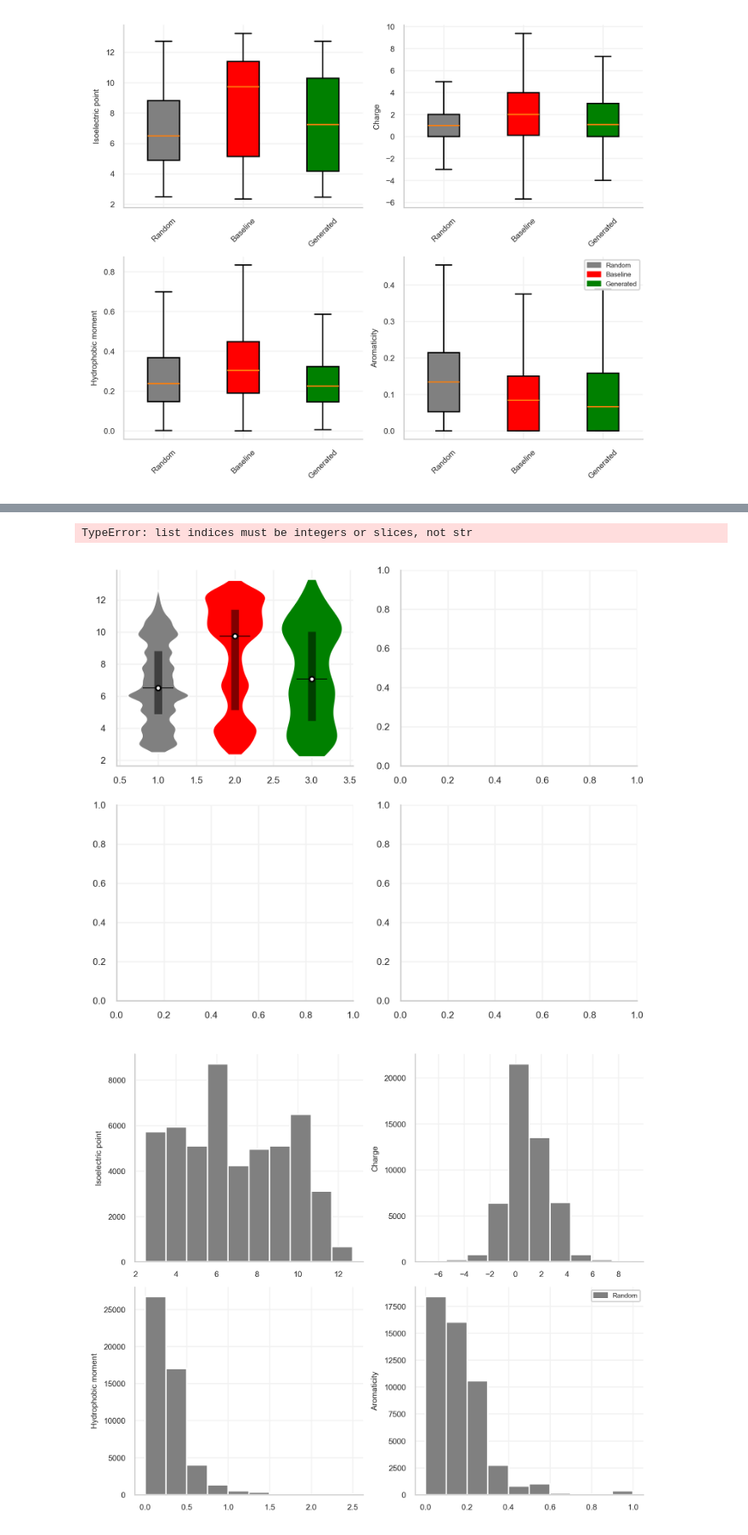
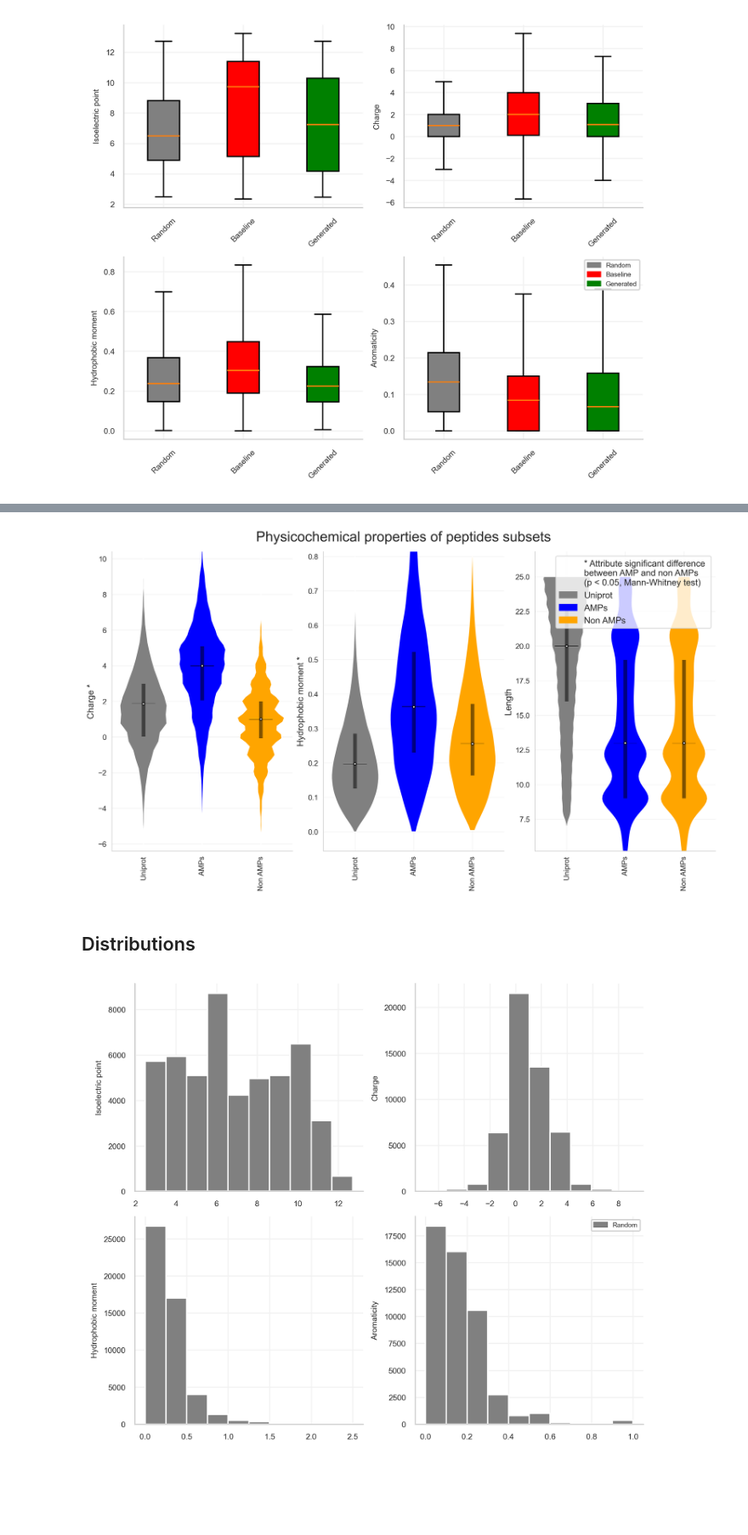
Before and after one commit to gwiazale/PepGlider, a Jupyter notebook: UnconstrainedGeneration_PhysicochemicalProperties.ipynb, the cells around one changed output, grey strips where cells are left out. Shown at 85% size. Cells and saved outputs as stored; diff of their text form; code cells hidden in the pictures; blank space fills up the shorter version.

```diff
--- a/UnconstrainedGeneration_PhysicochemicalProperties.ipynb
+++ b/UnconstrainedGeneration_PhysicochemicalProperties.ipynb
@@ -259,7 +284,13 @@ data_manager = AMPDataManager(
     max_len=MAX_LENGTH)
 
 amp_x, amp_y = data_manager.get_merged_data()
-df = amp_x.tolist()
+baseline_peptides = amp_x.tolist()
+df = pd.DataFrame({
+    'Sequence': amp_x,
+    'Label': amp_y
+})
+nonamp_peptides = df[df['Label'] == 0]['Sequence'].to_list()
+amp_peptides = df[df['Label'] == 1]['Sequence'].to_list()
 # %% [output]
 A value is trying to be set on a copy of a slice from a DataFrame.
 Try using .loc[row_indexer,col_indexer] = value instead
@@ -307,2 +322,14 @@ df[0]
+# %%
+datasets = [
+    'Uniprot',
+    'AMPs',
+    'Non AMPs'
+]
+
+peptides = [
+    uniprot_peptides,
+    amp_peptides,
+    nonamp_peptides
+]
 # %%
 physchem = calculate_physchem(peptides, datasets)
@@ -375,18 +495,18 @@ plt.show()
 # %%
 
 fig, _axes = plt.subplots(
-    ncols=2,
-    nrows=2,
-    figsize=(6, 5),
+    ncols=3,
+    nrows=1,
+    figsize=(12, 6),
     dpi=300,
 )
-axes = [_axes[0][0], _axes[0][1], _axes[1][0], _axes[1][1]]
+axes = [_axes[0], _axes[1], _axes[2]]
 # Define properties and labels
-properties = ['pi', 'charge', 'hm', 'length']
-labels = ['Isoelectric point', 'Charge', 'Hydrophobic moment', 'Length']
+properties = ['charge', 'hm', 'length']
+labels = ['Charge', 'Hydrophobic moment', 'Length']
 
 # Only use "Random" and "Generated"
-selected_datasets = ['Random', 'Baseline', 'Generated']
+selected_datasets = ['Uniprot', 'AMPs', 'Non AMPs']
 
 for prop, label, ax in zip(properties, labels, axes):
     # Extract only "Random" and "Generated" data
@@ -406,7 +526,7 @@ for prop, label, ax in zip(properties, labels, axes):
     )
 
     # Apply colors
-    for patch, color in zip(parts['bodies'], ['grey', 'red', 'green']):
+    for patch, color in zip(parts['bodies'], ['grey', 'blue', 'orange']):
         patch.set_facecolor(color)
         patch.set_alpha(1)
 
@@ -425,45 +545,54 @@ for prop, label, ax in zip(properties, labels, axes):
         box_width = 0.2
         x = i + 1
 
         # Box: vertical line (Q1 to Q3)
         ax.vlines(x, q1, q3, color='black', linewidth=5, alpha=0.5)
 
         # White dot at median
         ax.scatter(x, q2, facecolor='white', edgecolor='black', s=10, zorder=4)
-
-    ax.set_ylabel(f"{properties[prop]}")
-    axes.set_xticklabels([])
+        if label == 'Charge' or label == 'Hydrophobic moment':
+            ax.set_ylabel(f"{label} *", fontsize = 12)
+        else:
+            ax.set_ylabel(f"{label}", fontsize = 12)
+        # ax.set_xticklabels(selected_datasets)
 
     all_values = np.concatenate(filtered_data)
     ymin = np.quantile(all_values, 0.005)
     ymax = np.quantile(all_values, 0.995)
     yrange = ymax - ymin
     padding = yrange * 0.1 if yrange > 0 else 1
     ax.set_ylim(ymin - padding, ymax + padding)
 
 # Adjust layout
 plt.tight_layout()
 
 # Add legend
 plt.legend(
     handles=[
-        mpatches.Patch(color='grey', label='Random'),
-        mpatches.Patch(color='red', label='Baseline'),
-        mpatches.Patch(color='green', label='Generated'),
+        mpatches.Patch(color='none', label='* Attribute significant difference \nbetween AMP and non AMPs \n(p < 0.05, Mann-Whitney test)'),
+        mpatches.Patch(color='grey', label='Uniprot'),
+        mpatches.Patch(color='blue', label='AMPs'),
+        mpatches.Patch(color='orange', label='Non AMPs'),
     ],
-    loc='upper right'
+    loc='upper right',
+    fontsize = 12
 )
-for ax in [_axes[3][0], _axes[3][1]]:
-    ax.set_xticks(range(1, len(datasets.keys()) + 1))
+
+for ax in [_axes[0], _axes[1], _axes[2]]:
+    ax.set_xticks(range(1, len(selected_datasets) + 1))
     ax.xaxis.set_ticks_position('none')
-    ax.set_xticklabels(filtered_data.values(), rotation=90)
+    ax.set_xticklabels(selected_datasets, rotation=90)
+    ax.tick_params(axis='x', labelsize=10) # Zwiększ rozmiar czcionki znaczników osi X do 12
+    ax.tick_params(axis='y', labelsize=10) # Zwiększ rozmiar czcionki znaczników osi Y do 12
+plt.suptitle('Physicochemical properties of peptides subsets', fontsize = 19, y=1.05)
 # Save & Show Plot
 # fig.savefig("./Filtered_Random_Uniprot.svg")
 # fig.savefig("./Filtered_Random_Uniprot.pdf", bbox_inches="tight")
 plt.show()
 # %% [output]
-TypeError: list indices must be integers or slices, not str
-[figure, old version]
+[figure, new version]
+# %% [markdown]
+## Distributions
 # %%
 fig, axes = plt.subplots(
     ncols=2,
```
Also changed, not shown: parts of 17 cells of this notebook, 3 other files.
